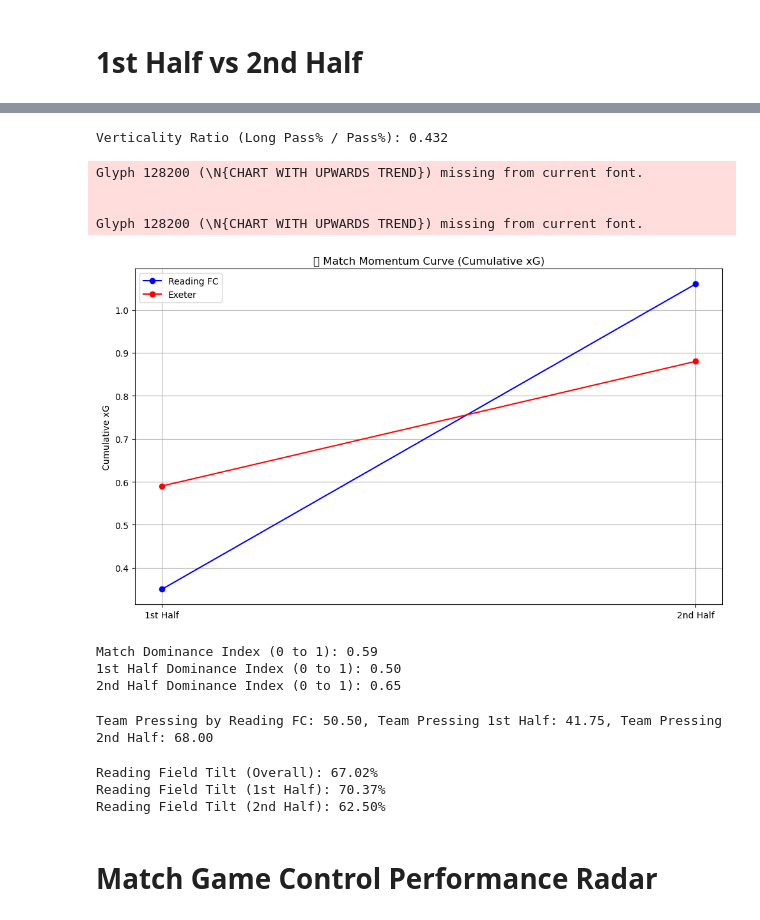
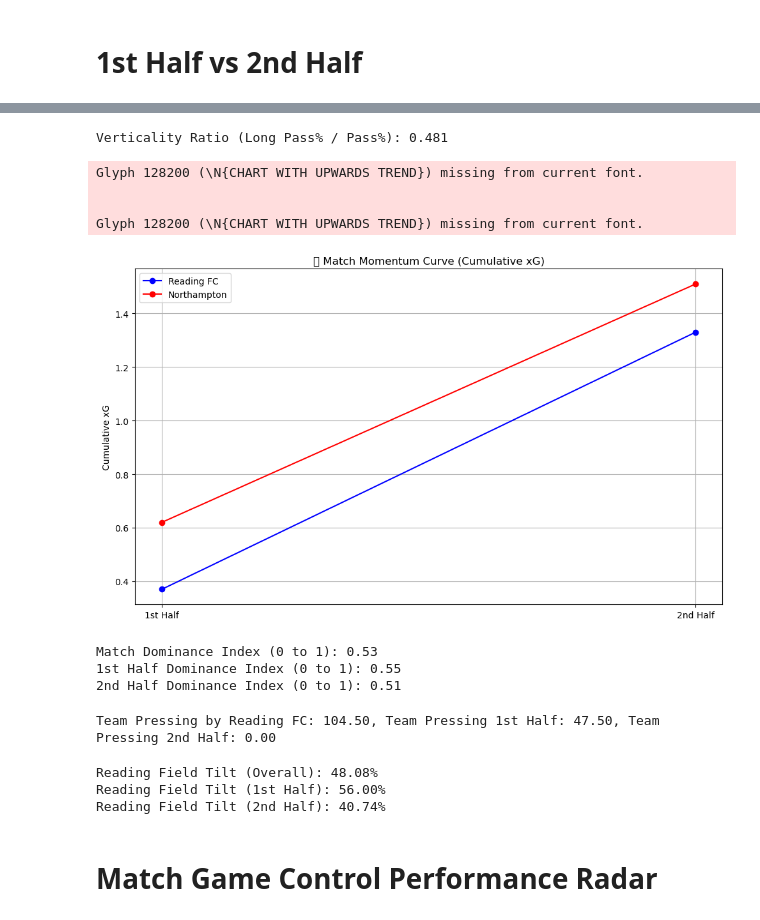
Before and after one commit to abryantgithub/Football_Analysis, a Jupyter notebook: notebooks/match-reports/Northampton-A.ipynb, the cells around one changed output, grey strips where cells are left out. Drawn from its saved outputs; the diff is of its cells as text; code cells hidden in the pictures.

```diff
--- a/notebooks/match-reports/Northampton-A.ipynb
+++ b/notebooks/match-reports/Northampton-A.ipynb
@@ -22,7 +22,7 @@ import numpy as np
 df = pd.read_csv('../../data/rfc_matchdata.csv')
 
 # Filtering for correct match
-df_match = df[(df["Opponent"] == "Exeter") & (df["Venue"] == "H")].reset_index(drop=True)
+df_match = df[(df["Opponent"] == "Northampton") & (df["Venue"] == "A")].reset_index(drop=True)
 
 match = df_match.iloc[0]
 # %% [markdown]
@@ -720,37 +720,37 @@ plt.show()
 verticality = match['rfc_LongPass%'] / match['rfc_Pass%'] if match['rfc_Pass%'] else 0
 print("Verticality Ratio (Long Pass% / Pass%):", round(verticality, 3))
 # %% [output]
-Verticality Ratio (Long Pass% / Pass%): 0.432
+Verticality Ratio (Long Pass% / Pass%): 0.481
 # %%
 import matplotlib.pyplot as plt
 
 # Get xG by half
 rfc_xg = [match['rfc_xG_1st'], match['rfc_xG_2nd']]
 opp_xg = [match['opp_xG_1st'], match['opp_xG_2nd']]
 
 # Cumulative xG over halves
 rfc_cumulative = [rfc_xg[0], rfc_xg[0] + rfc_xg[1]]
 opp_cumulative = [opp_xg[0], opp_xg[0] + opp_xg[1]]
 
 # Plotting
 plt.figure(figsize=(10, 6))
 plt.plot([0, 1], rfc_cumulative, label='Reading FC', color='blue', marker='o')
-plt.plot([0, 1], opp_cumulative, label='Exeter', color='red', marker='o')
+plt.plot([0, 1], opp_cumulative, label='Northampton', color='red', marker='o')
 
 # Styling
 plt.xticks([0, 1], ['1st Half', '2nd Half'])
 plt.title("📈 Match Momentum Curve (Cumulative xG)")
 plt.ylabel("Cumulative xG")
 plt.grid(True)
 plt.legend()
 plt.tight_layout()
 plt.show()
 # %% [output]
 Glyph 128200 (\N{CHART WITH UPWARDS TREND}) missing from current font.
 
 
 Glyph 128200 (\N{CHART WITH UPWARDS TREND}) missing from current font.
-[figure, old version]
+[figure, new version]
 # %%
 # Custom "dominance" index (normalize components first)
 def normalize(val, max_val):
@@ -785,20 +785,20 @@ print(f"Match Dominance Index (0 to 1): {dominance_index:.2f}")
 print(f"1st Half Dominance Index (0 to 1): {dominance_index_1st:.2f}")
 print(f"2nd Half Dominance Index (0 to 1): {dominance_index_2nd:.2f}")
 # %% [output]
-Match Dominance Index (0 to 1): 0.59
-1st Half Dominance Index (0 to 1): 0.50
-2nd Half Dominance Index (0 to 1): 0.65
+Match Dominance Index (0 to 1): 0.53
+1st Half Dominance Index (0 to 1): 0.55
+2nd Half Dominance Index (0 to 1): 0.51
 # %%
 ppda = match['opp_Passes'] / match['rfc_Tackles'] if match['rfc_Tackles'] else 0
 ppda_1st = match['opp_Passes_1st'] / match['rfc_Tackles_1st'] if match['rfc_Tackles_1st'] else 0
 ppda_2nd = match['opp_Passes_2nd'] / match['rfc_Tackles_2nd'] if match['rfc_Tackles_2nd'] else 0
 print(f"Team Pressing by Reading FC: {ppda:.2f}, Team Pressing 1st Half: {ppda_1st:.2f}, Team Pressing 2nd Half: {ppda_2nd:.2f}")
 # %% [output]
-Team Pressing by Reading FC: 50.50, Team Pressing 1st Half: 41.75, Team Pressing 2nd Half: 68.00
+Team Pressing by Reading FC: 104.50, Team Pressing 1st Half: 47.50, Team Pressing 2nd Half: 0.00
 # %%
 import plotly.graph_objects as go
 
-OPP_LABEL = "Exeter"
+OPP_LABEL = "Northampton"
 
 opp_label = match.get('opp_name', OPP_LABEL)
 
@@ -877,9 +877,9 @@ print(f"Reading Field Tilt (Overall): {field_tilt:.2%}")
 print(f"Reading Field Tilt (1st Half): {field_tilt_1st:.2%}")
 print(f"Reading Field Tilt (2nd Half): {field_tilt_2nd:.2%}")
 # %% [output]
-Reading Field Tilt (Overall): 67.02%
-Reading Field Tilt (1st Half): 70.37%
-Reading Field Tilt (2nd Half): 62.50%
+Reading Field Tilt (Overall): 48.08%
+Reading Field Tilt (1st Half): 56.00%
+Reading Field Tilt (2nd Half): 40.74%
 # %% [markdown]
 # Match Game Control Performance Radar
 # %%
```
Also changed, not shown: parts of 28 cells of this notebook, 1 other file.
